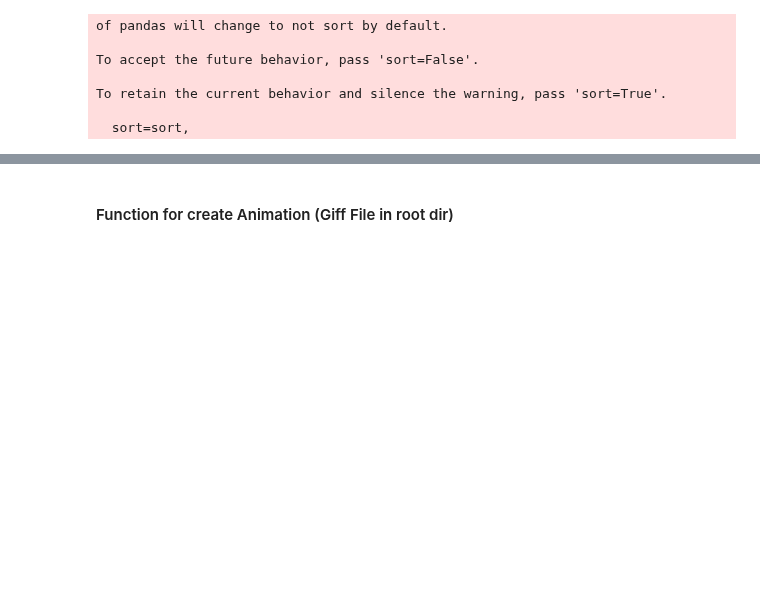
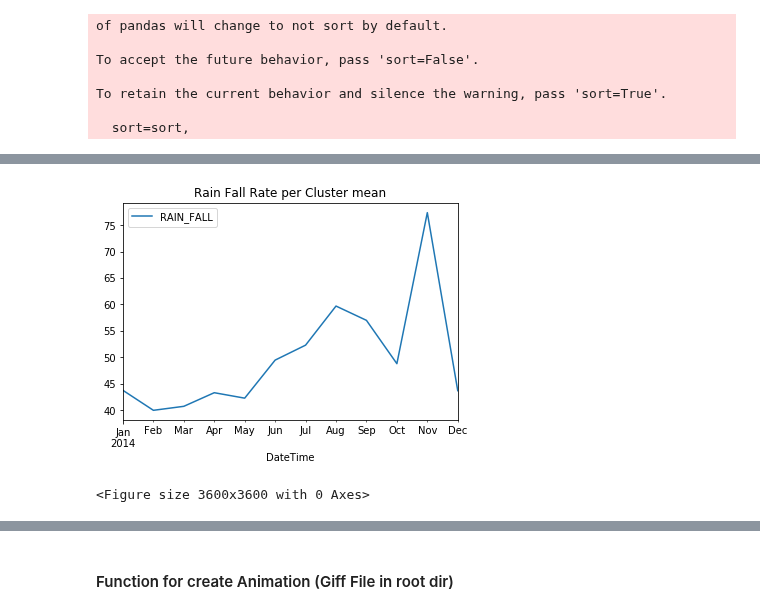
Before and after one commit to helvecioneto/CAP-394, a Jupyter notebook: 01-EDA.ipynb, the cells around one changed output, grey strips where cells are left out. Saved outputs shown, nothing was run; the diff lists cells and outputs as text; code cells hidden in the pictures; blank space fills up the shorter version.

```diff
--- a/01-EDA.ipynb
+++ b/01-EDA.ipynb
@@ -736,0 +675,11 @@ plt.scatter(x,y,rain_fall)
+# %%
+NRain = data2014.resample('min').mean()
+NRain = NRain.dropna()
+NRain = NRain.resample('M')[['RAIN_FALL']].mean()
+NRain.plot()
+plt.title('Rain Fall Rate per Cluster mean')
+plt.figure(figsize=(50,50))
+plt.show()
+# %% [output]
+[figure, added]
+<Figure size 3600x3600 with 0 Axes>
```
Also changed, not shown: parts of 62 cells of this notebook, 7 other files.
